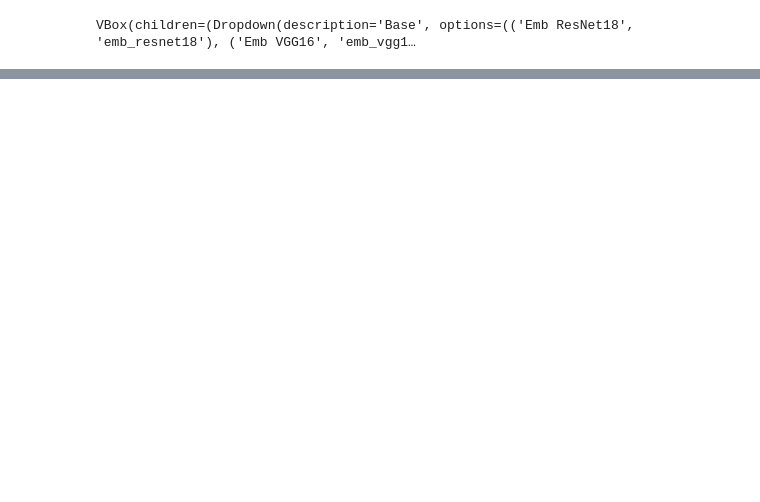
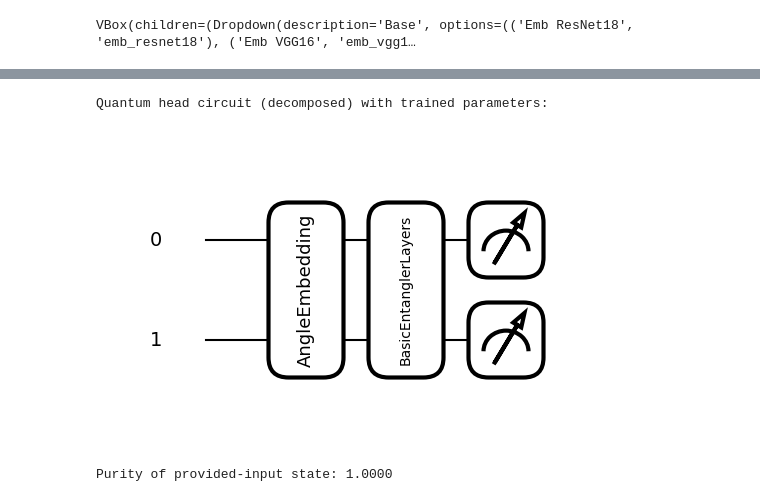
Before and after one commit to lburdman/qnn-transfer-learning, a Jupyter notebook: qnn_speech_recognition.ipynb, the cells around one changed output, grey strips where cells are left out. Cells and saved outputs as stored; diff of their text form; code cells hidden in the pictures; blank space fills up the shorter version.

```diff
--- a/qnn_speech_recognition.ipynb
+++ b/qnn_speech_recognition.ipynb
@@ -405,0 +457,12 @@ else:
+# %%
+if USE_QUANTUM:
+    try:
+        analyze_trained_quantum_head(best_model, device=device, sample_input=None, print_density=True, save_dir=config.get("model_dir"))
+    except Exception as exc:
+        print('Quantum recap failed:', exc)
+else:
+    print('Quantum recap skipped (USE_QUANTUM=False)')
+# %% [output]
+Quantum head circuit (decomposed) with trained parameters:
+[figure, added]
+Purity of provided-input state: 1.0000
```
Also changed, not shown: parts of 28 cells of this notebook.
